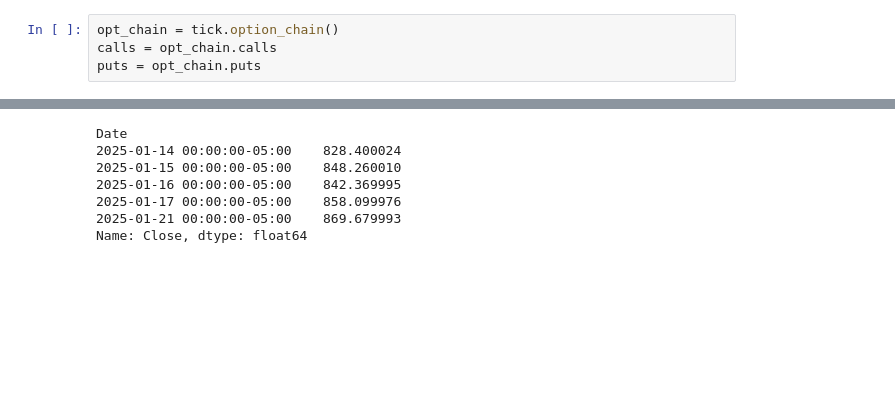
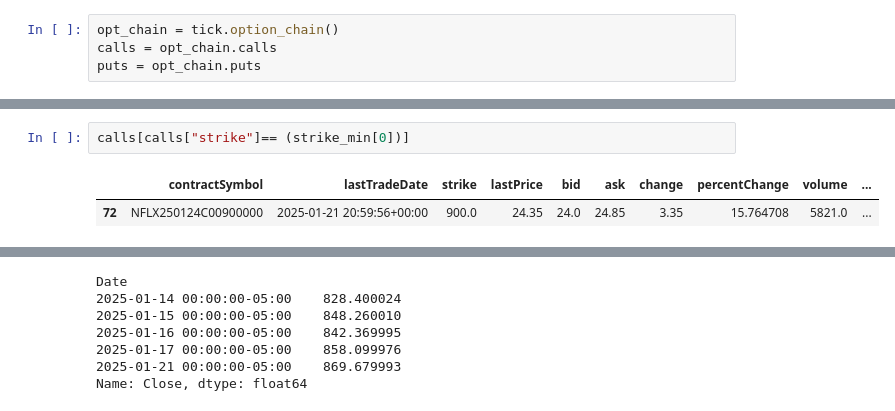
Before and after one commit to Snehbhandari/opt_tr, a Jupyter notebook: ipynb files/get_data_single.ipynb, the cells around one changed output, grey strips where cells are left out. Saved outputs shown, nothing was run; the diff lists cells and outputs as text; blank space fills up the shorter version.

```diff
--- a/ipynb files/get_data_single.ipynb
+++ b/ipynb files/get_data_single.ipynb
@@ -46,0 +158,5 @@ puts = opt_chain.puts
+# %%
+calls[calls["strike"]== (strike_min[0])]
+# %% [output]
+|  | contractSymbol | lastTradeDate | strike | lastPrice | bid | ask | change | percentChange | volume | ... |
+| 72 | NFLX250124C00900000 | 2025-01-21 20:59:56+00:00 | 900.0 | 24.35 | 24.0 | 24.85 | 3.35 | 15.764708 | 5821.0 | ... |
```
Also changed, not shown: parts of 12 cells of this notebook, 2 other files.
